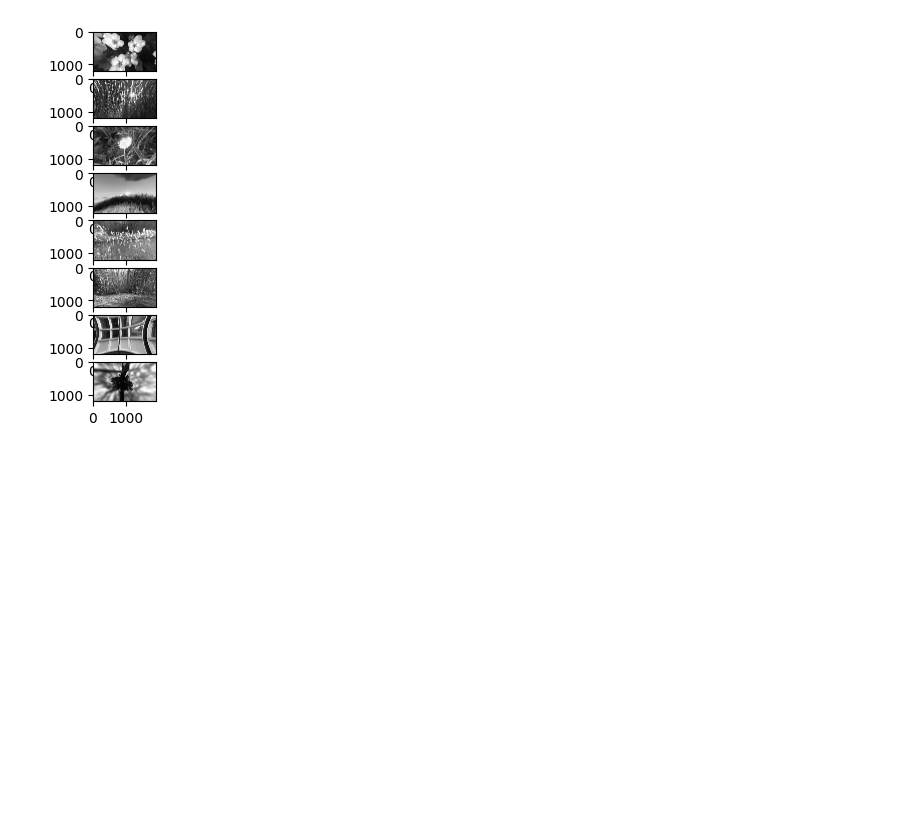
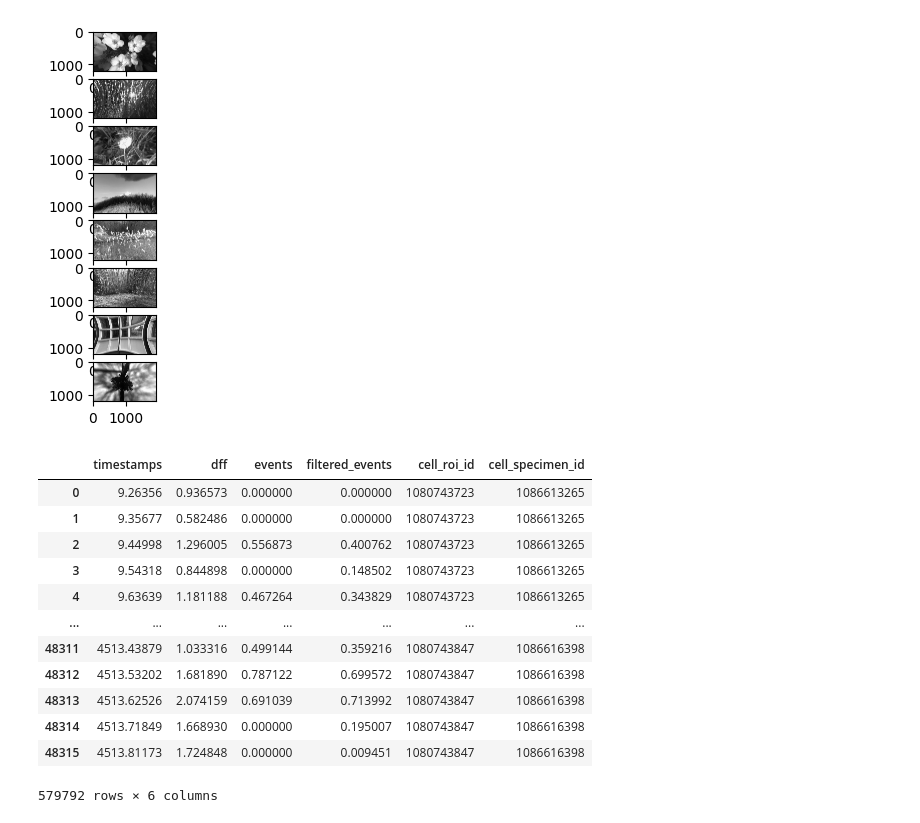
Before and after one commit to EugOT/CN-pr-Allen-Brain, a Jupyter notebook: Alex-SDK-dataset.ipynb, the cells around one changed output. Cells and saved outputs as stored; diff of their text form; code cells hidden in the pictures; blank space fills up the shorter version.

```diff
--- a/Alex-SDK-dataset.ipynb
+++ b/Alex-SDK-dataset.ipynb
@@ -157,3 +154,20 @@ for i, img in enumerate(first_experiment['stimulus_templates']['warped']):
     ax[i].imshow(img, cmap="gray")
 # %% [output]
 [figure]
+# %%
+neural_data = ophys_formatting.build_tidy_cell_df(first_experiment)
+neural_data
+# %% [output]
+|  | timestamps | dff | events | filtered_events | cell_roi_id | cell_specimen_id |
+| 0 | 9.26356 | 0.936573 | 0.000000 | 0.000000 | 1080743723 | 1086613265 |
+| 1 | 9.35677 | 0.582486 | 0.000000 | 0.000000 | 1080743723 | 1086613265 |
+| 2 | 9.44998 | 1.296005 | 0.556873 | 0.400762 | 1080743723 | 1086613265 |
+| 3 | 9.54318 | 0.844898 | 0.000000 | 0.148502 | 1080743723 | 1086613265 |
+| 4 | 9.63639 | 1.181188 | 0.467264 | 0.343829 | 1080743723 | 1086613265 |
+| ... | ... | ... | ... | ... | ... | ... |
+| 48311 | 4513.43879 | 1.033316 | 0.499144 | 0.359216 | 1080743847 | 1086616398 |
+| 48312 | 4513.53202 | 1.681890 | 0.787122 | 0.699572 | 1080743847 | 1086616398 |
+| 48313 | 4513.62526 | 2.074159 | 0.691039 | 0.713992 | 1080743847 | 1086616398 |
+| 48314 | 4513.71849 | 1.668930 | 0.000000 | 0.195007 | 1080743847 | 1086616398 |
+| 48315 | 4513.81173 | 1.724848 | 0.000000 | 0.009451 | 1080743847 | 1086616398 |
+579792 rows × 6 columns
```
Also changed, not shown: parts of 16 cells of this notebook.
